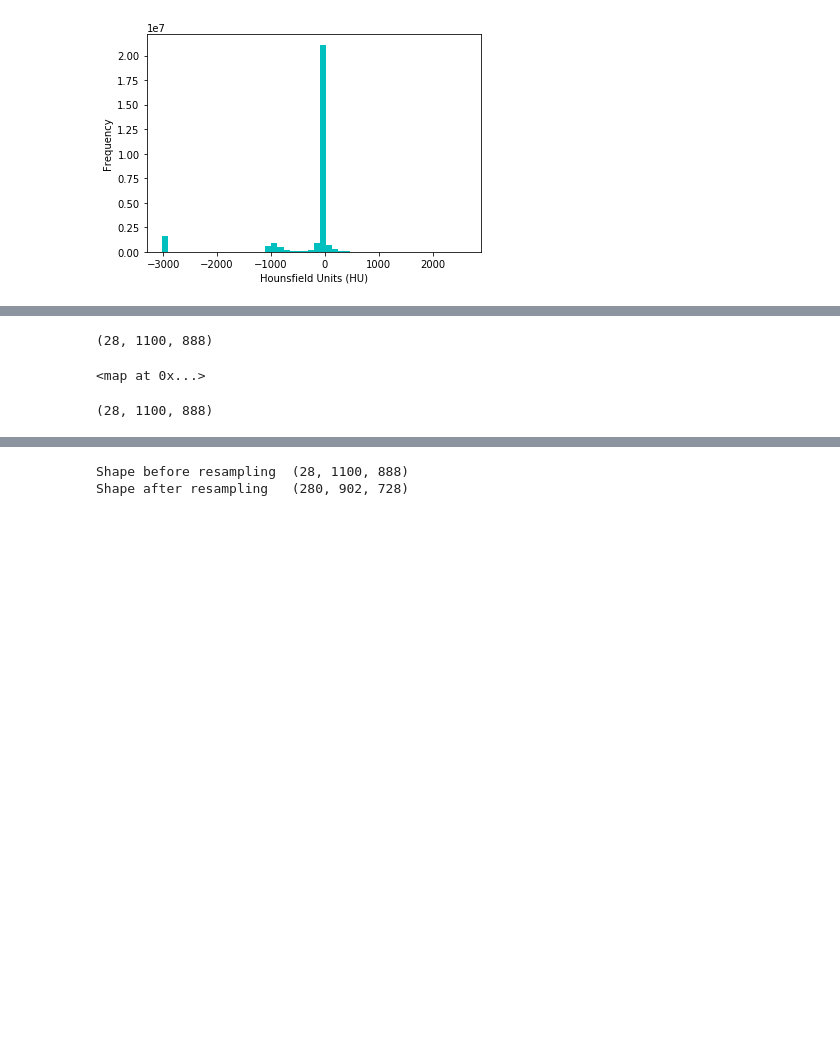
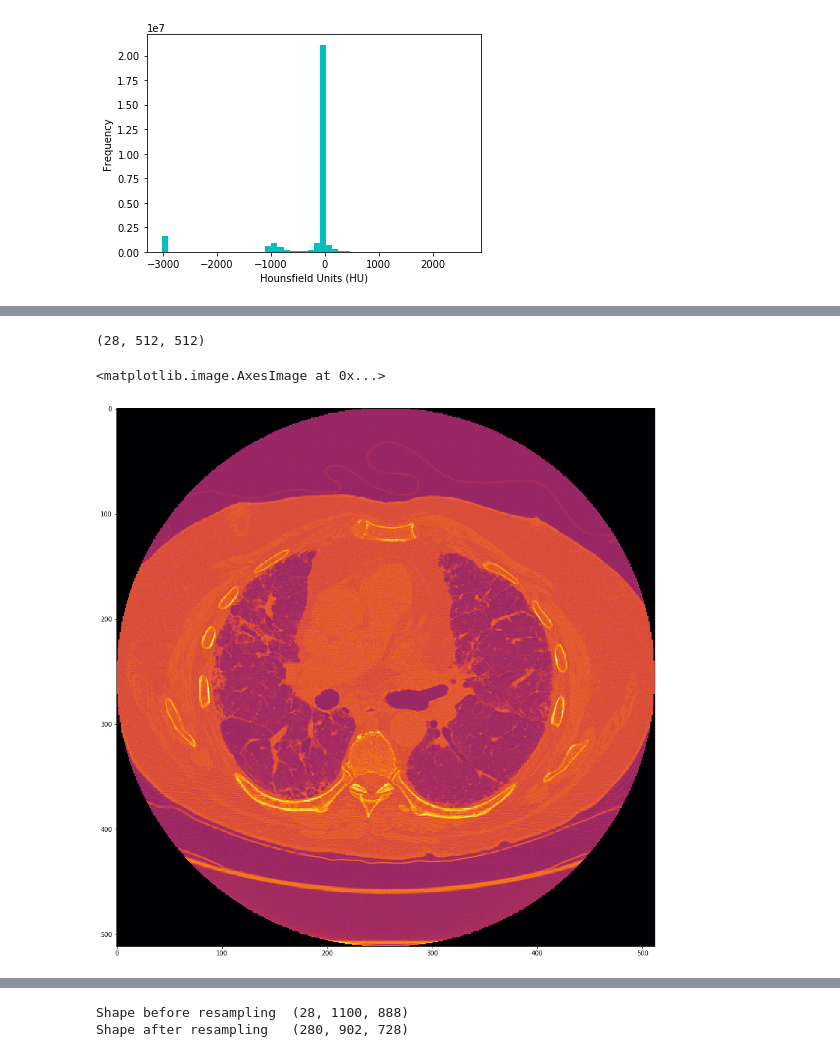
Before and after one commit to EdMDias/OSIC_kaggle_project, a Jupyter notebook: largest_slice_of_lung.ipynb, the cells around one changed output, grey strips where cells are left out. Saved outputs shown, nothing was run; the diff lists cells and outputs as text; code cells hidden in the pictures; blank space fills up the shorter version.

```diff
--- a/largest_slice_of_lung.ipynb
+++ b/largest_slice_of_lung.ipynb
@@ -97,8 +82,0 @@ plt.imshow(crop_center(imgs[0]))
-# %%
-for i in range(imgs.shape[0]):
-# %% [output]
-(28, 1100, 888)
-# %%
-imgs_
-# %% [output]
-<map at 0x...>
@@ -105,7 +99,13 @@ imgs_
 # %%
-imgs.shape
+imgs_512.shape
 # %% [output]
-(28, 1100, 888)
+(28, 512, 512)
+# %%
+plt.figure(figsize=(16,16))
+plt.imshow(imgs_512[15], cmap='inferno')
+# %% [output]
+<matplotlib.image.AxesImage at 0x...>
+[figure, added]
 # %%
 def sample_stack(stack, rows=6, cols=6, start_with=10, show_every=3):
     fig,ax = plt.subplots(rows,cols,figsize=[20,20])
```
Also changed, not shown: parts of 26 cells of this notebook, 1 other file.
